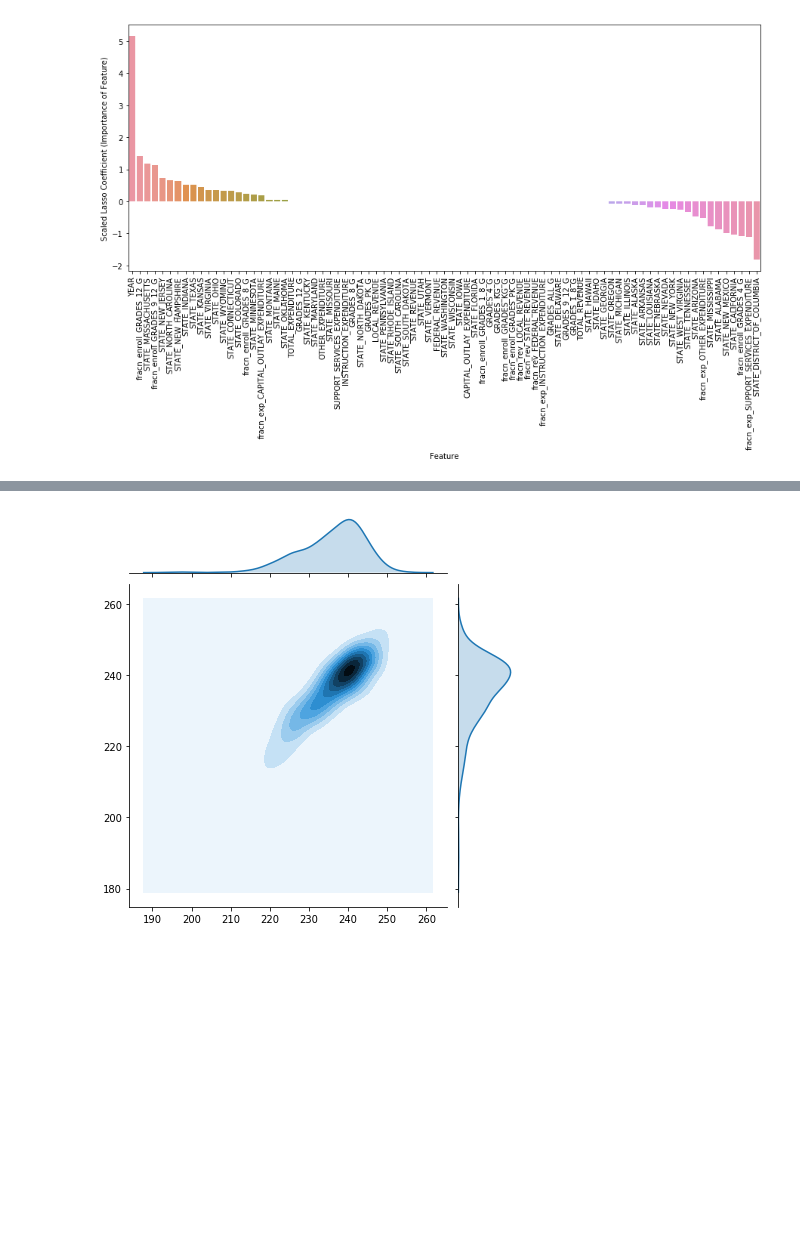
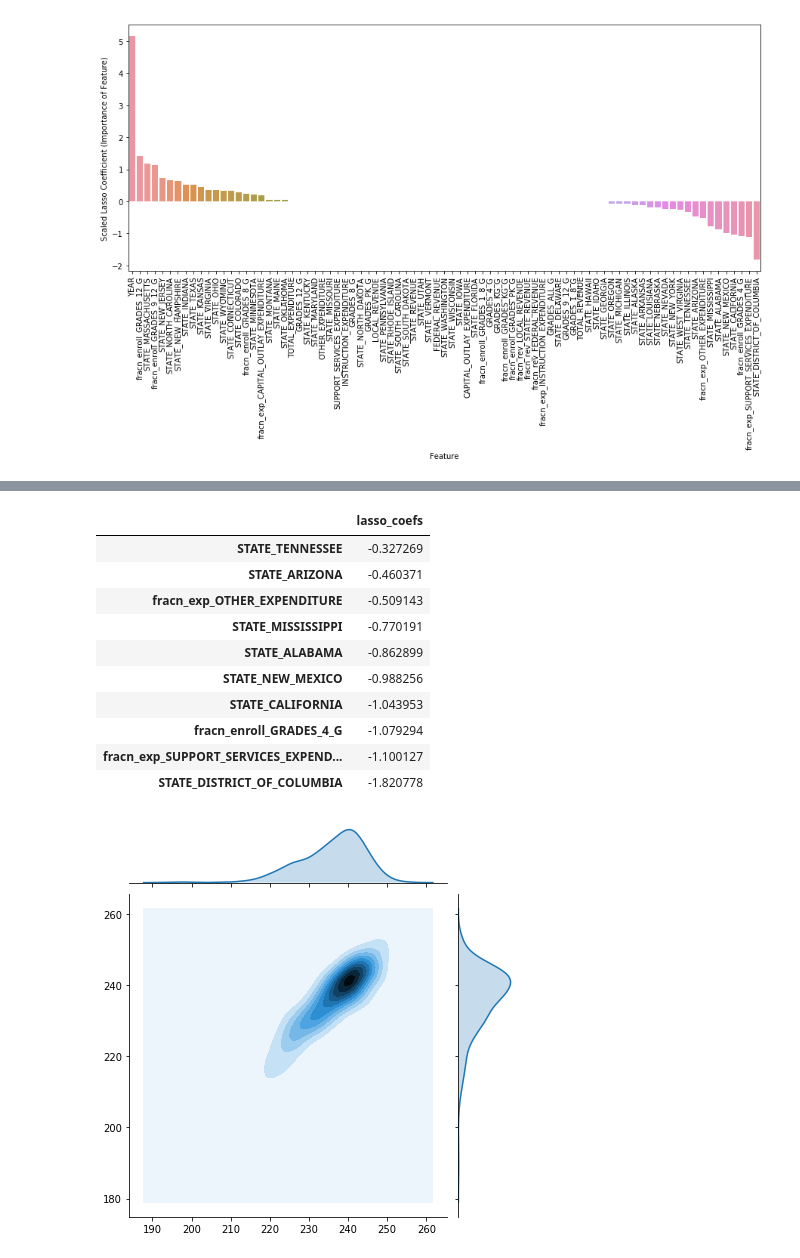
Before and after one commit to daericks/us-ed, a Jupyter notebook: notebooks/1_cross_validation_models.ipynb, the cells around one changed output, grey strips where cells are left out. Saved outputs shown, nothing was run; the diff lists cells and outputs as text; code cells hidden in the pictures; blank space fills up the shorter version.

```diff
--- a/notebooks/1_cross_validation_models.ipynb
+++ b/notebooks/1_cross_validation_models.ipynb
@@ -459,3 +517,17 @@ plt.xticks(rotation=90)
+# %%
+lasso_coef_df.tail(10)
+# %% [output]
+|  | lasso_coefs |
+| STATE_TENNESSEE | -0.327269 |
+| STATE_ARIZONA | -0.460371 |
+| fracn_exp_OTHER_EXPENDITURE | -0.509143 |
+| STATE_MISSISSIPPI | -0.770191 |
+| STATE_ALABAMA | -0.862899 |
+| STATE_NEW_MEXICO | -0.988256 |
+| STATE_CALIFORNIA | -1.043953 |
+| fracn_enroll_GRADES_4_G | -1.079294 |
+| fracn_exp_SUPPORT_SERVICES_EXPEND... | -1.100127 |
+| STATE_DISTRICT_OF_COLUMBIA | -1.820778 |
 # %%
 # Generated linear fit
 slope, intercept, r_value, p_value, std_err = stats.linregress(Y_lasso,y)
```
Also changed, not shown: parts of 2 cells of this notebook.
